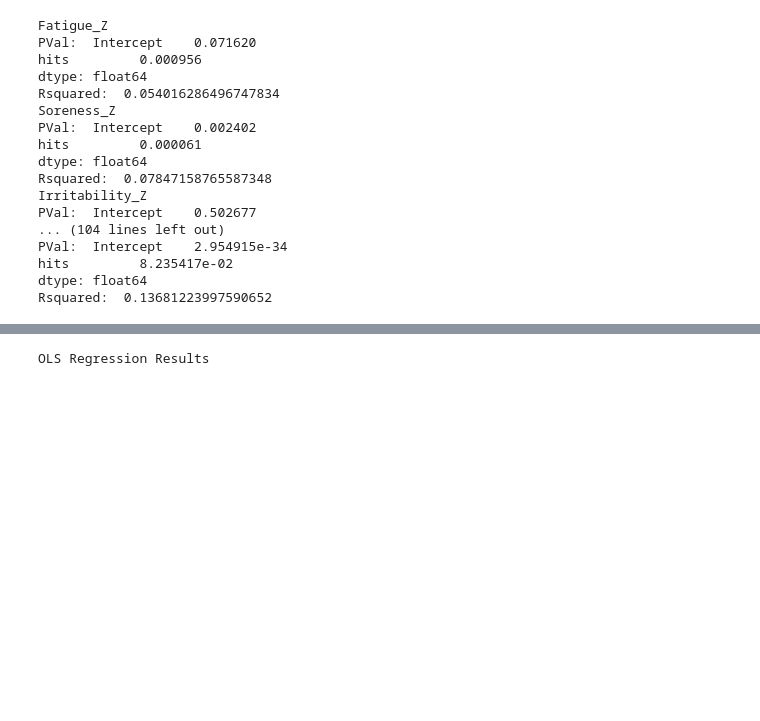
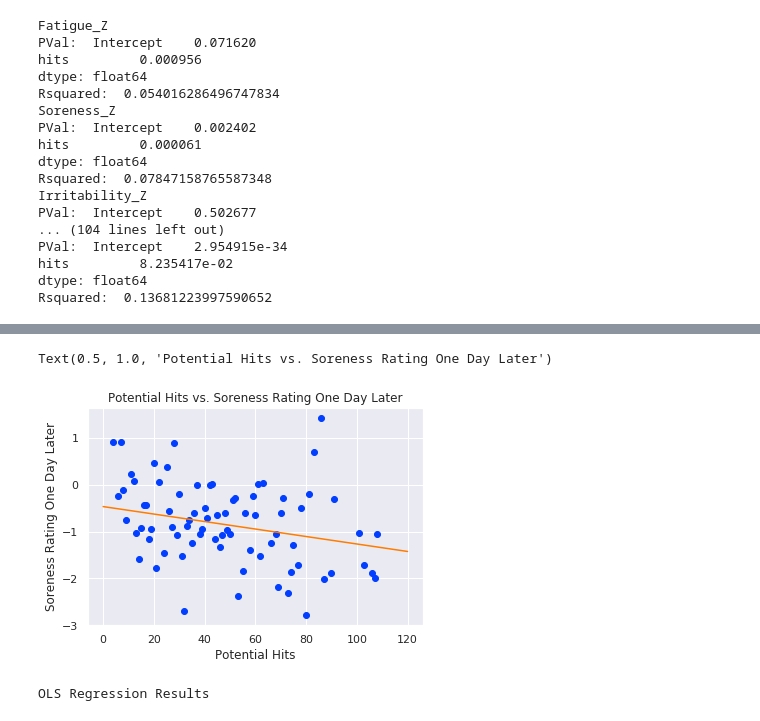
Before and after one commit to djconnolly27/DataScienceProject1, a Jupyter notebook: project2/hits.ipynb, the cells around one changed output, grey strips where cells are left out. Cells and saved outputs as stored; diff of their text form; code cells hidden in the pictures; blank space fills up the shorter version.

```diff
--- a/project2/hits.ipynb
+++ b/project2/hits.ipynb
@@ -298,3 +298,7 @@ PVal:  Intercept    2.954915e-34
 hits         8.235417e-02
 dtype: float64
 Rsquared:  0.13681223997590652
+# %%
+model = smf.ols('Soreness_Z_next ~ hits', data=x)
+res = model.fit()
+res.summary()
@@ -301,3 +334,17 @@ Rsquared:  0.13681223997590652
+# %%
+df = pd.DataFrame()
+df['hits'] = np.linspace(0,120)
+# plt.plot(x.hits, x.Soreness_Z_next,'o')
+plt.plot(hits_by_fatz, 'o')
+pred = res.predict(df)
+plt.plot(df['hits'], pred)
+sns.set(style="darkgrid", palette='bright',color_codes=True)
+plt.xlabel('Potential Hits')
+plt.ylabel('Soreness Rating One Day Later')
+plt.title('Potential Hits vs. Soreness Rating One Day Later')
+# %% [output]
+Text(0.5, 1.0, 'Potential Hits vs. Soreness Rating One Day Later')
+[figure, added]
 # %%
 model = smf.ols('Soreness_Z_twodays ~ hits', data=x)
 res = model.fit()
```
Also changed, not shown: parts of 7 cells of this notebook, 2 other files.
